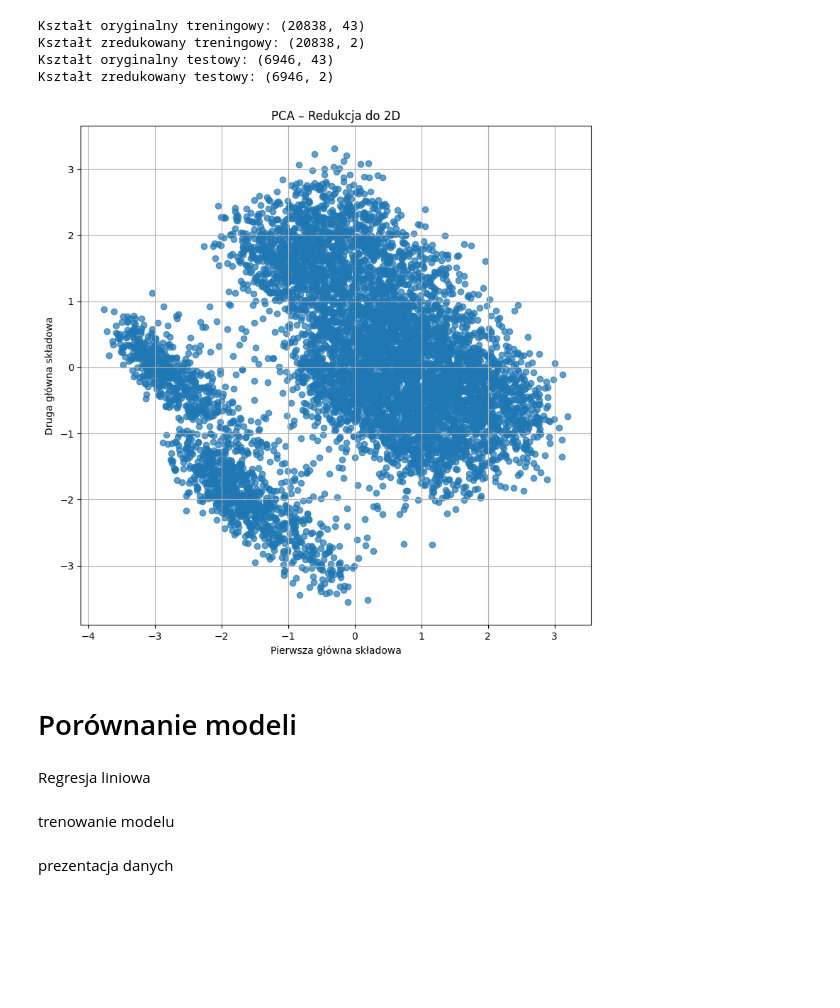
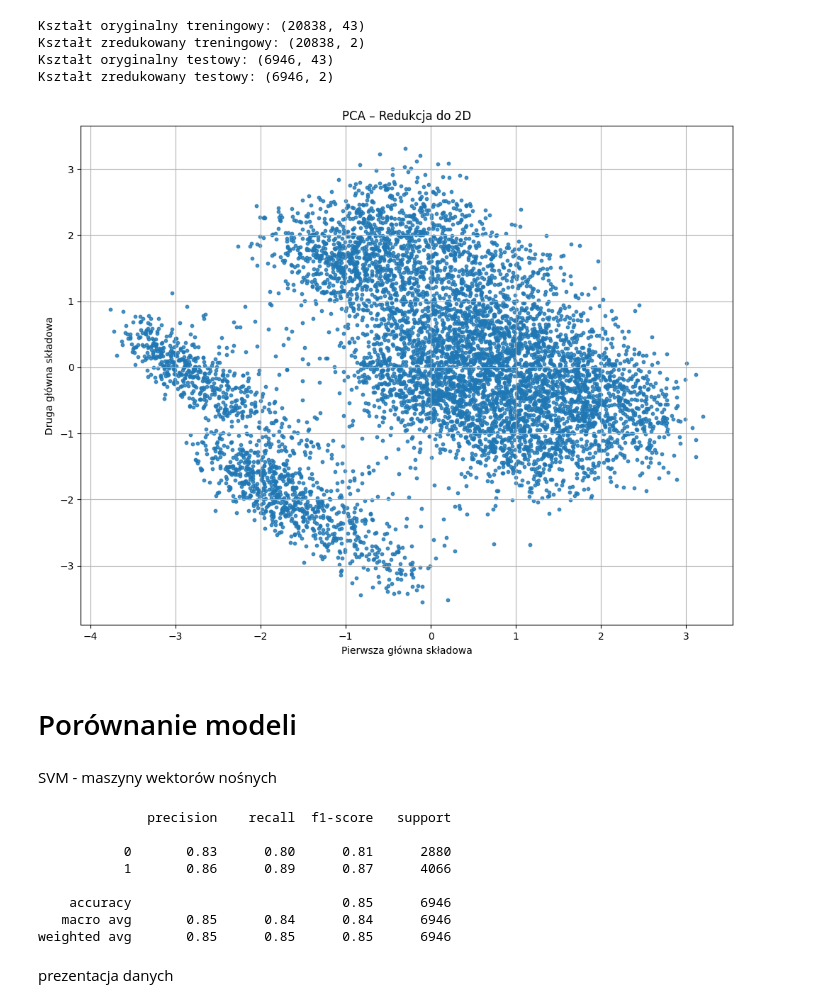
Before and after one commit to Suleyyy/ML_Depresja, a Jupyter notebook: Klasyfikacja_depresji.ipynb, the cells around one changed output. Cells and saved outputs as stored; diff of their text form; code cells hidden in the pictures; blank space fills up the shorter version.

```diff
--- a/Klasyfikacja_depresji.ipynb
+++ b/Klasyfikacja_depresji.ipynb
@@ -311,11 +326,13 @@ cgpa_plot(new_data)
 # %%
 from sklearn.model_selection import train_test_split
 
-process_data = new_data.drop(columns=['Gender', 'Have you ever had suicidal thoughts ?', 'Financial Stress','Family History of Mental Illness', 'Sleep Duration', 'Dietary Habits', 'Degree'])
+target = new_data['Depression']
+process_data = new_data.drop(columns=[
+    'Gender', 'Have you ever had suicidal thoughts ?',
+    'Financial Stress', 'Family History of Mental Illness',
+    'Sleep Duration', 'Dietary Habits', 'Degree', 'Depression'  # <- Usuń też tutaj
+])
 
-target = process_data['Depression']
-
-process_data.drop(columns='Depression', inplace=True)
 
 labels = process_data.columns
 
@@ -416,19 +445,15 @@ Kształt zredukowany treningowy: (20838, 2)
 Kształt oryginalny testowy: (6946, 43)
 Kształt zredukowany testowy: (6946, 2)
 # %%
-plt.figure(figsize=(8,8))
-plt.scatter(X_test_pca[:, 0], X_test_pca[:, 1], alpha=0.7)
+plt.figure(figsize=(10,8))
+plt.scatter(X_test_pca[:, 0], X_test_pca[:, 1], alpha=0.8, s=10)
 plt.xlabel("Pierwsza główna składowa")
 plt.ylabel("Druga główna składowa")
 plt.title('PCA – Redukcja do 2D')
 plt.grid(True)
 plt.tight_layout()
 plt.show()
 # %% [output]
-[figure, old version]
+[figure, new version]
 # %% [markdown]
 # Porównanie modeli
-# %% [markdown]
-Regresja liniowa
-# %% [markdown]
-trenowanie modelu
@@ -439,0 +460,2 @@ y_pred = reg_model.predict(X_test_process)
+# %% [markdown]
+SVM - maszyny wektorów nośnych
@@ -440,2 +473,13 @@ y_pred = reg_model.predict(X_test_process)
+# %%
+svm = SVM(X_train_process, X_test_process, y_train, y_test)
+# %% [output]
+              precision    recall  f1-score   support
+
+           0       0.83      0.80      0.81      2880
+           1       0.86      0.89      0.87      4066
+
+    accuracy                           0.85      6946
+   macro avg       0.85      0.84      0.84      6946
+weighted avg       0.85      0.85      0.85      6946
 # %% [markdown]
 prezentacja danych
```
Also changed, not shown: parts of 50 cells of this notebook.
